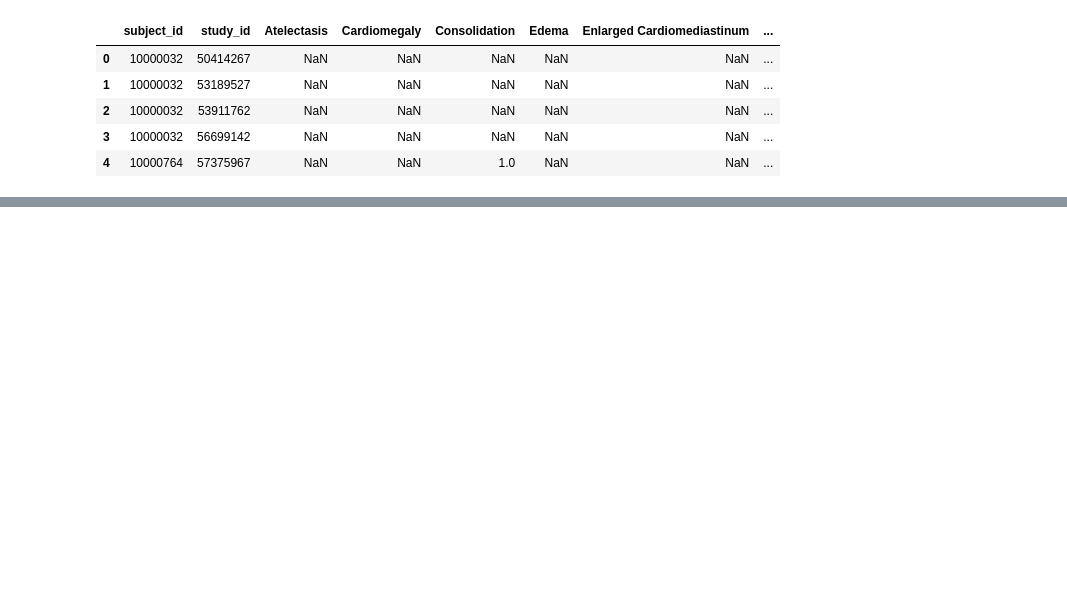
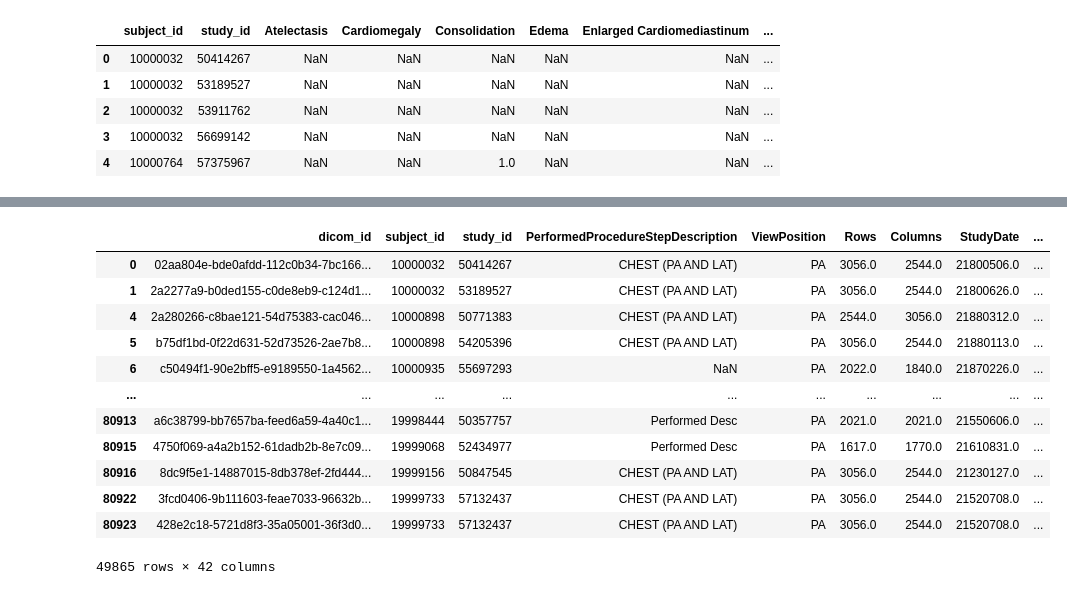
Before and after one commit to akshat2048/MSOE_ML, a Jupyter notebook: datasetsforeverything/MIMICSetUpForFracture.ipynb, the cells around one changed output, grey strips where cells are left out. Saved outputs shown, nothing was run; the diff lists cells and outputs as text; code cells hidden in the pictures; blank space fills up the shorter version.

```diff
--- a/datasetsforeverything/MIMICSetUpForFracture.ipynb
+++ b/datasetsforeverything/MIMICSetUpForFracture.ipynb
@@ -19,3 +19,6 @@ df[df['No Finding'] == 1].to_csv('mimic-cxr-2.0.0-chexpert-no-finding.csv')
 df['Sums'] = df.drop(columns=['subject_id', 'study_id'], inplace=False).sum(axis=1)
 # %%
 df[df['Sums'] == 1.0][df['Fracture'] == 1.0].drop(columns=['Sums'], inplace=False).to_csv('mimic-cxr-2.0.0-chexpert-fracture.csv')
+# %%
+df = pd.read_csv('mimic-cxr-2.0.0-metadata.csv')
+df.head()
@@ -21,0 +48,23 @@ df[df['Sums'] == 1.0][df['Fracture'] == 1.0].drop(columns=['Sums'], inplace=Fals
+# %%
+df = df.merge(pd.read_csv('mimic-cxr-2.0.0-chexpert-fracture.csv'), on=['subject_id', 'study_id'], how='right')
+df = df[df['ViewPosition'] == 'PA']
+df.to_csv('mimic-cxr-2.0.0-chexpert-fracture-pa.csv')
+# %%
+df = df.merge(pd.read_csv('mimic-cxr-2.0.0-chexpert-no-finding.csv'), on=['subject_id', 'study_id'], how='right')
+df = df[df['ViewPosition'] == 'PA']
+df.to_csv('mimic-cxr-2.0.0-chexpert-no-finding-pa.csv')
+df
+# %% [output]
+|  | dicom_id | subject_id | study_id | PerformedProcedureStepDescription | ViewPosition | Rows | Columns | StudyDate | ... |
+| 0 | 02aa804e-bde0afdd-112c0b34-7bc166... | 10000032 | 50414267 | CHEST (PA AND LAT) | PA | 3056.0 | 2544.0 | 21800506.0 | ... |
+| 1 | 2a2277a9-b0ded155-c0de8eb9-c124d1... | 10000032 | 53189527 | CHEST (PA AND LAT) | PA | 3056.0 | 2544.0 | 21800626.0 | ... |
+| 4 | 2a280266-c8bae121-54d75383-cac046... | 10000898 | 50771383 | CHEST (PA AND LAT) | PA | 2544.0 | 3056.0 | 21880312.0 | ... |
+| 5 | b75df1bd-0f22d631-52d73526-2ae7b8... | 10000898 | 54205396 | CHEST (PA AND LAT) | PA | 3056.0 | 2544.0 | 21880113.0 | ... |
+| 6 | c50494f1-90e2bff5-e9189550-1a4562... | 10000935 | 55697293 | NaN | PA | 2022.0 | 1840.0 | 21870226.0 | ... |
+| ... | ... | ... | ... | ... | ... | ... | ... | ... | ... |
+| 80913 | a6c38799-bb7657ba-feed6a59-4a40c1... | 19998444 | 50357757 | Performed Desc | PA | 2021.0 | 2021.0 | 21550606.0 | ... |
+| 80915 | 4750f069-a4a2b152-61dadb2b-8e7c09... | 19999068 | 52434977 | Performed Desc | PA | 1617.0 | 1770.0 | 21610831.0 | ... |
+| 80916 | 8dc9f5e1-14887015-8db378ef-2fd444... | 19999156 | 50847545 | CHEST (PA AND LAT) | PA | 3056.0 | 2544.0 | 21230127.0 | ... |
+| 80922 | 3fcd0406-9b111603-feae7033-96632b... | 19999733 | 57132437 | CHEST (PA AND LAT) | PA | 3056.0 | 2544.0 | 21520708.0 | ... |
+| 80923 | 428e2c18-5721d8f3-35a05001-36f3d0... | 19999733 | 57132437 | CHEST (PA AND LAT) | PA | 3056.0 | 2544.0 | 21520708.0 | ... |
+49865 rows × 42 columns
```
Also changed, not shown: parts of 2 cells of this notebook, 3 other files.
